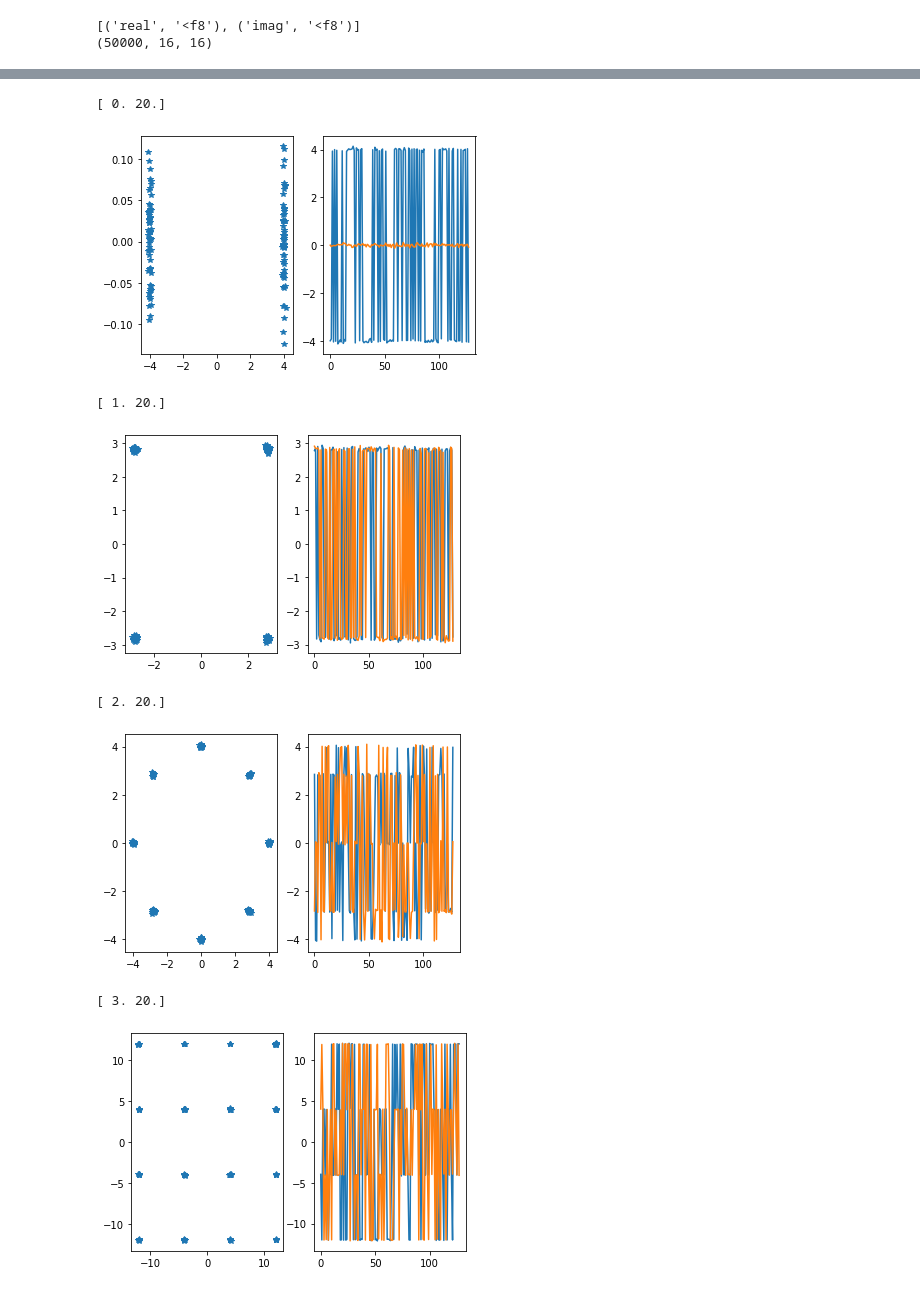
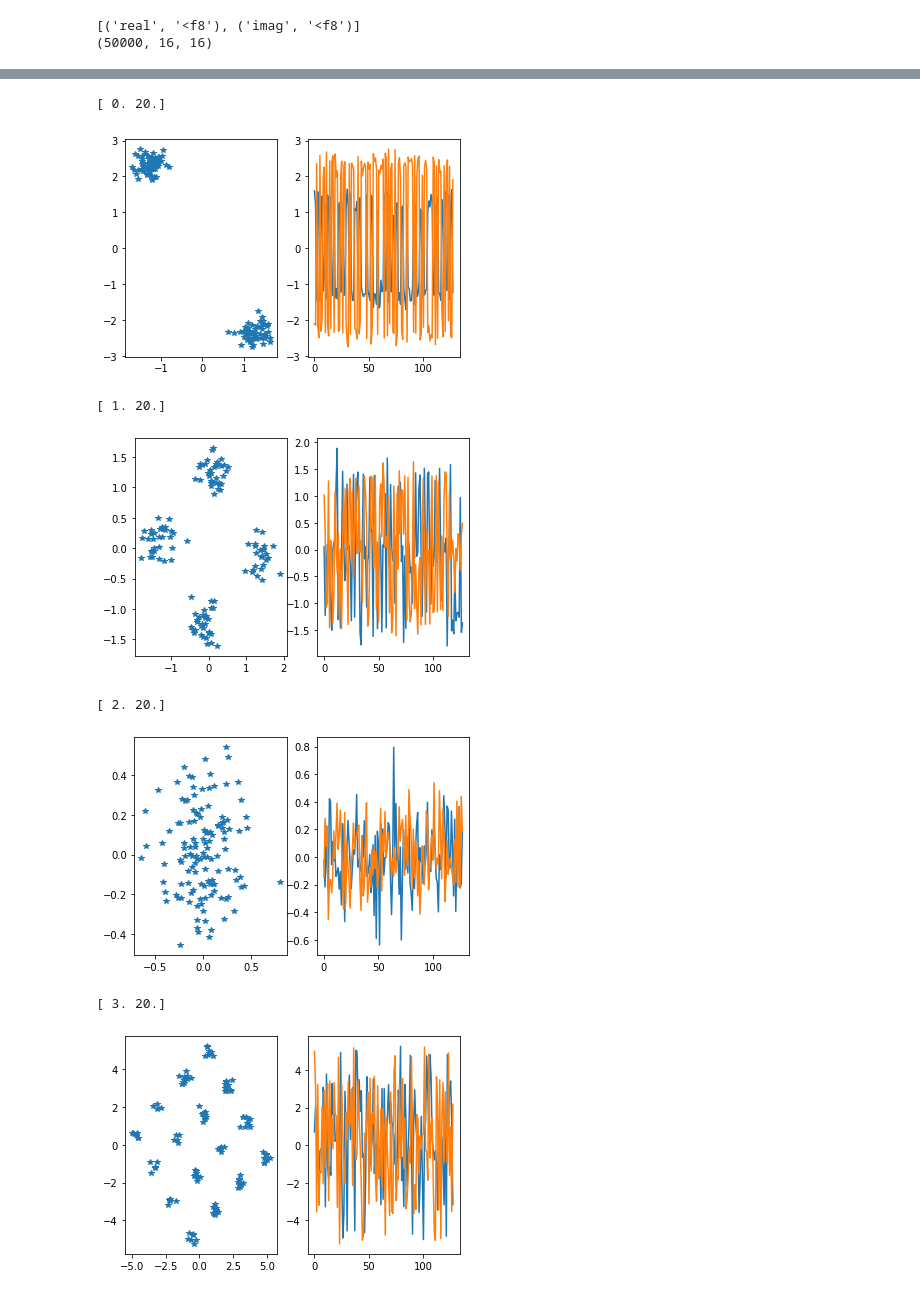
Before and after one commit to fabiano182/AMC, a Jupyter notebook: AMC_MIMO_Canal_Real.ipynb, the cells around one changed output, grey strips where cells are left out. Cells and saved outputs as stored; diff of their text form; code cells hidden in the pictures.

```diff
--- a/AMC_MIMO_Canal_Real.ipynb
+++ b/AMC_MIMO_Canal_Real.ipynb
@@ -19,9 +20,8 @@ print(hd.shape)
 [('real', '<f8'), ('imag', '<f8')]
 (50000, 16, 16)
 # %%
-def awgn(snr, nRx):
+def awgn(snr, nRx, L):
   EbNo = snr
-  L = 128
   var = np.sqrt(1/(10**(EbNo/10)))
   w = (np.random.normal(0,var,(1,nRx,L)) + 1j*np.random.normal(0,var,(1,nRx,L)))
   return w
@@ -86,14 +91,14 @@ print(h)
 # %%
-def mimo(x, nTx, nRx, snr):
+def mimo(x, nRx, nTx, snr):
   x = np.tile(x,(nTx,1))
-  H = rayChan(nTx,nRx)
-  H = np.ones((nTx,nRx))
-  w = awgn(snr, nRx)
+  H = rayChan(nRx,nTx)
+  #H = np.ones([nRx,nTx])
+  w = awgn(snr, nRx, 128)
 
-  if nRx >= nTx:
-    y = np.sum((np.dot(H.T,x) + w)/nRx, axis=1)
-  else:
-    y = np.sum((H*x + w)/nRx, axis=1)
+  # print('x: ',x.shape)
+  # print('H: ',H.shape)
+
+  y = np.sum((np.dot(H.T,x))/np.sqrt(nTx) + w, axis=1)
 
   return np.reshape(np.array([[y.real],[y.imag]]),[1,2,128])
 # %%
@@ -126,23 +118,39 @@ lbl_64qam = np.zeros([t,2])
 # %%
+nTx = 4; nRx = 4 ; L = 128
+snrs = list(range(-20,25,5))
+ntest = 2500
+t = ntest*len(snrs)
+data_bpsk = np.zeros([t,2,L])
+data_qpsk = np.zeros([t,2,L])
+data_16qam = np.zeros([t,2,L])
+data_8psk = np.zeros([t,2,L])
+data_64qam = np.zeros([t,2,L])
+
+lbl_bpsk = np.zeros([t,2])
+lbl_qpsk = np.zeros([t,2])
+lbl_8psk = np.zeros([t,2])
+lbl_16qam = np.zeros([t,2])
+lbl_64qam = np.zeros([t,2])
+
 for i,snr in enumerate(snrs):
   for j in range(ntest):
-    data_bpsk[i*ntest+j,:,:] = mimo(psk_mod(2,L), nTx, nRx ,snr)
+    data_bpsk[i*ntest+j,:,:] = mimo(psk_mod(2,L), nRx, nTx ,snr)
     lbl_bpsk[i*ntest+j,:] = [0, snr]
 
   for j in range(ntest):
-    data_qpsk[i*ntest+j,:,:] = mimo(psk_mod(4,L), nTx, nRx ,snr)
+    data_qpsk[i*ntest+j,:,:] = mimo((1/np.sqrt(2))*psk_mod(4,L), nRx, nTx ,snr)
     lbl_qpsk[i*ntest+j,:] = [1, snr]
 
   for j in range(ntest):
-    data_8psk[i*ntest+j,:,:] = mimo(psk_mod(8,L), nTx, nRx ,snr)
+    data_8psk[i*ntest+j,:,:] = mimo((1/np.sqrt(2))*psk_mod(8,L), nRx, nTx ,snr)
     lbl_8psk[i*ntest+j,:] = [2, snr]
 
   for j in range(ntest):
-    data_16qam[i*ntest+j,:,:] = mimo(qam_mod(16,L), nTx, nRx ,snr)
+    data_16qam[i*ntest+j,:,:] = mimo((1/np.sqrt(10))*qam_mod(16,L), nRx, nTx ,snr)
     lbl_16qam[i*ntest+j,:] = [3, snr]
 
   for j in range(ntest):
-    data_64qam[i*ntest+j,:,:] = mimo(qam_mod(64,L), nTx, nRx ,snr)
+    data_64qam[i*ntest+j,:,:] = mimo((1/np.sqrt(42))*qam_mod(64,L), nRx, nTx ,snr)
     lbl_64qam[i*ntest+j,:] = [4, snr]
 
 print(lbl_bpsk[-1,:])
@@ -159,38 +167,38 @@ fig, (ax1, ax2) = plt.subplots(nrows=1,ncols = 2)
 ax1.plot(sI, sQ,'*')
 ax2.plot(sI)
 ax2.plot(sQ)
 plt.show()
 
 print(lbl_8psk[-1,:])
 sI = data_8psk[-1,0,:]; sQ = data_8psk[-1,1,:]
 fig, (ax1, ax2) = plt.subplots(nrows=1,ncols = 2)
 ax1.plot(sI, sQ,'*')
 ax2.plot(sI)
 ax2.plot(sQ)
 plt.show()
 
 print(lbl_16qam[-1,:])
 sI = data_16qam[-1,0,:]; sQ = data_16qam[-1,1,:]
 fig, (ax1, ax2) = plt.subplots(nrows=1,ncols = 2)
 ax1.plot(sI, sQ,'*')
 ax2.plot(sI)
 ax2.plot(sQ)
 plt.show()
 
 print(lbl_64qam[-1,:])
 sI = data_64qam[-1,0,:]; sQ = data_64qam[-1,1,:]
 fig, (ax1, ax2) = plt.subplots(nrows=1,ncols = 2)
 ax1.plot(sI, sQ,'*')
 ax2.plot(sI)
 ax2.plot(sQ)
 plt.show()
 # %% [output]
 [ 0. 20.]
-[figure, old version]
+[figure, new version]
 [ 1. 20.]
-[figure, old version]
+[figure, new version]
 [ 2. 20.]
-[figure, old version]
+[figure, new version]
 [ 3. 20.]
-[figure, old version]
+[figure, new version]
 [ 4. 20.]
```
Also changed, not shown: parts of 22 cells of this notebook.
